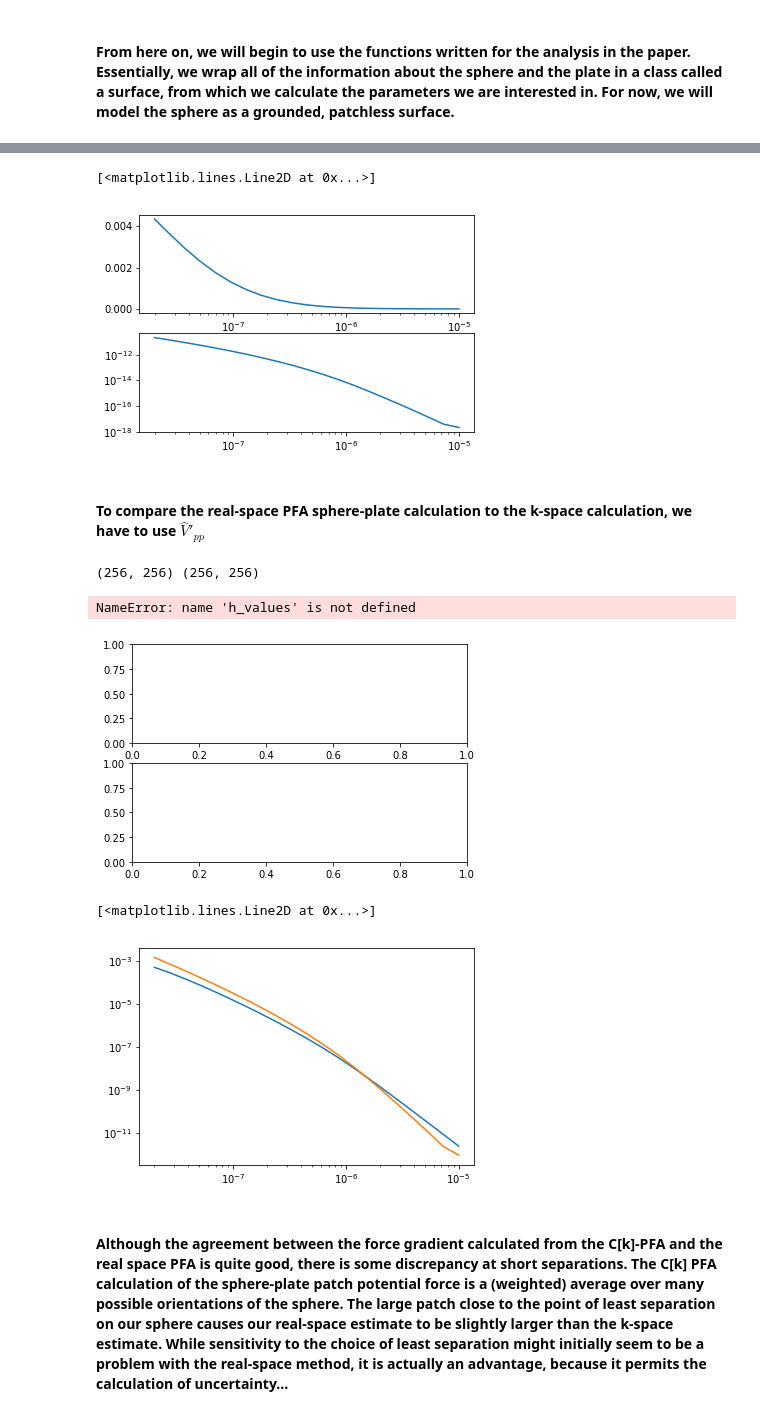
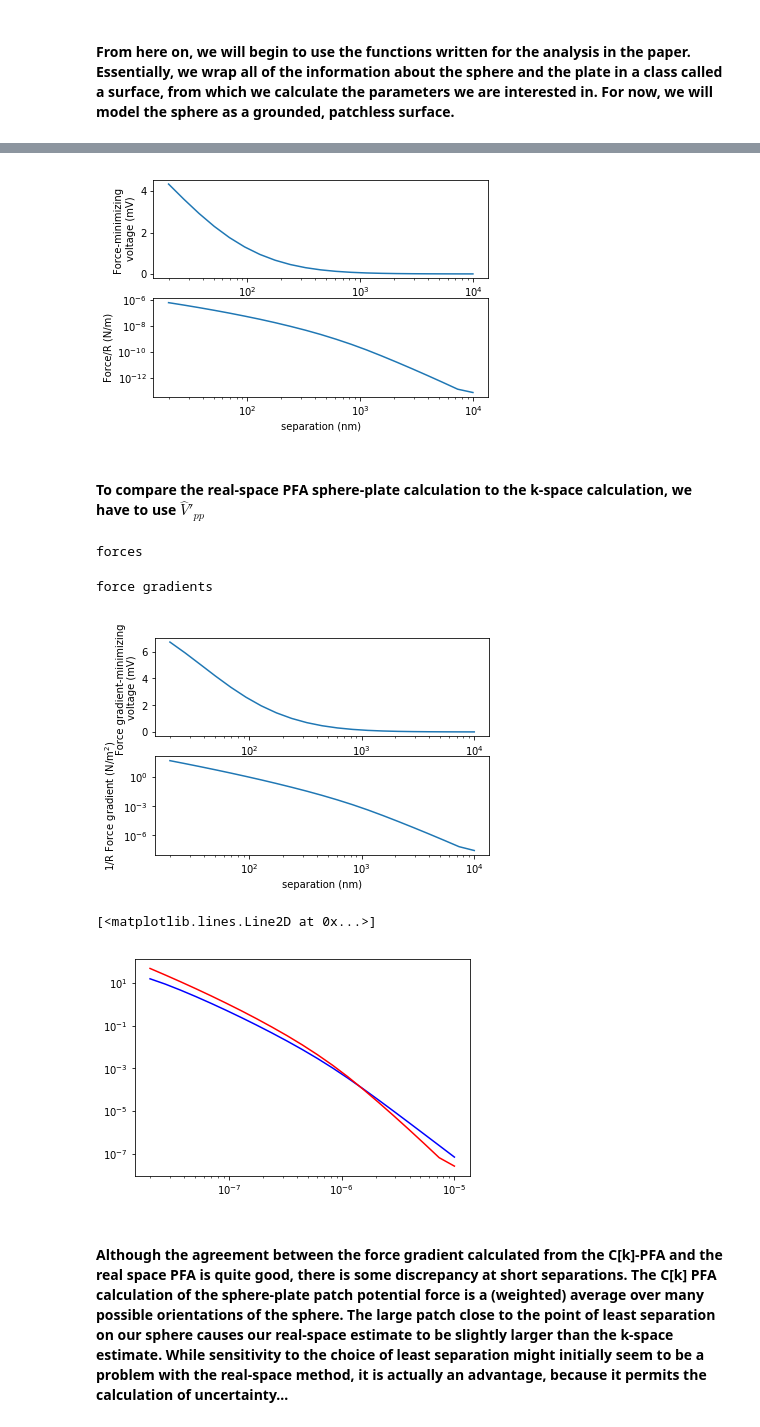
Before and after one commit to jlgarrett/NISEpy, a Jupyter notebook: PFApatchpotentials/Patches_On_2surfaces_Supplemental.ipynb, the cells around one changed output, grey strips where cells are left out. Drawn from its saved outputs; the diff is of its cells as text; code cells hidden in the pictures.

```diff
--- a/PFApatchpotentials/Patches_On_2surfaces_Supplemental.ipynb
+++ b/PFApatchpotentials/Patches_On_2surfaces_Supplemental.ipynb
@@ -481,28 +478,35 @@ force = test['f']['s00p00']
 # %%
 fig, ax = plt.subplots(2,1)
-ax[0].semilogx(h_values, v0s)
-ax[1].loglog(h_values, force)
+ax[0].semilogx(1e9*h_values, 1e3*v0s)
+ax[0].set_ylabel('Force-minimizing \nvoltage (mV)')
+ax[1].loglog(1e9*h_values, force/2.46e-e-5)
+ax[1].set_xlabel('separation (nm)')
+ax[1].set_ylabel('Force/R (N/m)')
+plt.show()
 # %% [output]
-[<matplotlib.lines.Line2D at 0x...>]
-[figure, old version]
+[figure, new version]
 # %% [markdown]
 #### To compare the real-space PFA sphere-plate calculation to the k-space calculation, we have to use $\hat{V}'_{pp}$
 # %%
 plate =f3.surface(plate_clean, fs = all_filtered, fo = null_pot, fds = fds_filtered, fdo = null_pot)
 null_sphere = f3.sphere(null_KPFM, fs = null_pot, fo = null_pot,
-                        fds = null_pot, fdo =  null_pot, R = 3.2e-5, dx = 1e-5/512)
+                        fds = null_pot, fdo =  null_pot, R = 2.46e-5, dx = 1e-5/512)
 # %%
 fgrad = (f3.calcForceData( null_sphere, plate, center, h_values))
 v0sfg = fgrad['v0df']['s00p00']
 forceg = fgrad['df']['s00p00']
 # %% [output]
-(256, 256) (256, 256)
+forces
+force gradients
 # %%
 fig, ax = plt.subplots(2,1)
-ax[0].semilogx(h_values, v0sfg*1e3)
-ax[1].loglog(h_values, forceg)
+ax[0].semilogx(1e9*h_values, v0sfg*1e3)
+ax[1].loglog(1e9*h_values, forceg/2.46e-5)
+ax[0].set_ylabel('Force gradient-minimizing \nvoltage (mV)')
+ax[1].set_xlabel('separation (nm)')
+ax[1].set_ylabel('1/R Force gradient (N/m$^{2}$)')
+plt.show()
 # %% [output]
-NameError: name 'h_values' is not defined
-[figure, old version]
+[figure, new version]
 # %%
 ####plt.loglog(separations, press_plate_w*(512)**2, 'b-')
@@ -510,11 +514,11 @@ fg_PFA_kspace = fg(press_plate_w, 3.2e-5)
 #### Calculating the force gradient between a sphere and the plate
 # %%
 #### Comparing the force gradient to the C[k] + dPFA force gradient
-plt.loglog(h_values, fg_PFA_kspace)
-plt.loglog(h_values, forceg)
+plt.loglog(h_values, fg_PFA_kspace, 'b')
+plt.loglog(h_values, forceg/2.46e-5, 'r')
 # %% [output]
 [<matplotlib.lines.Line2D at 0x...>]
-[figure, old version]
+[figure, new version]
 # %% [markdown]
 #### Although the agreement between the force gradient calculated from the C[k]-PFA and the real space PFA is quite good, there is some discrepancy at short separations. The C[k] PFA calculation of the sphere-plate patch potential force is a (weighted) average over many possible orientations of the sphere. The large patch close to the point of least separation on our sphere causes our real-space estimate to be slightly larger than the k-space estimate. While sensitivity to the choice of least separation might initially seem to be a problem with the real-space method, it is actually an advantage, because it permits the calculation of uncertainty...
 # %% [markdown]
```
Also changed, not shown: parts of 38 cells of this notebook, 3 other files.
